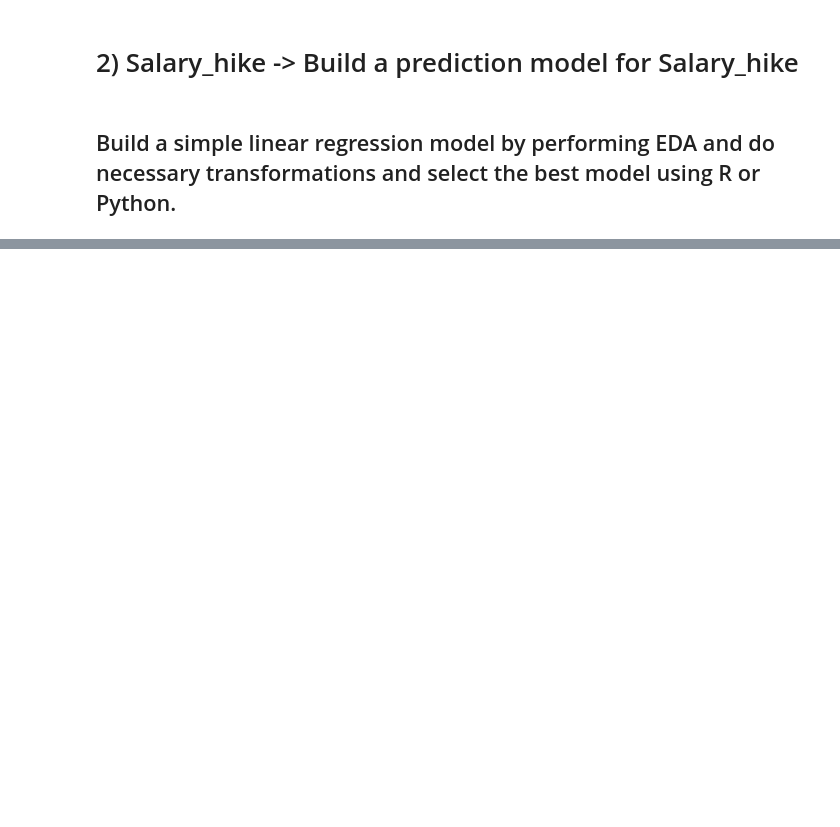
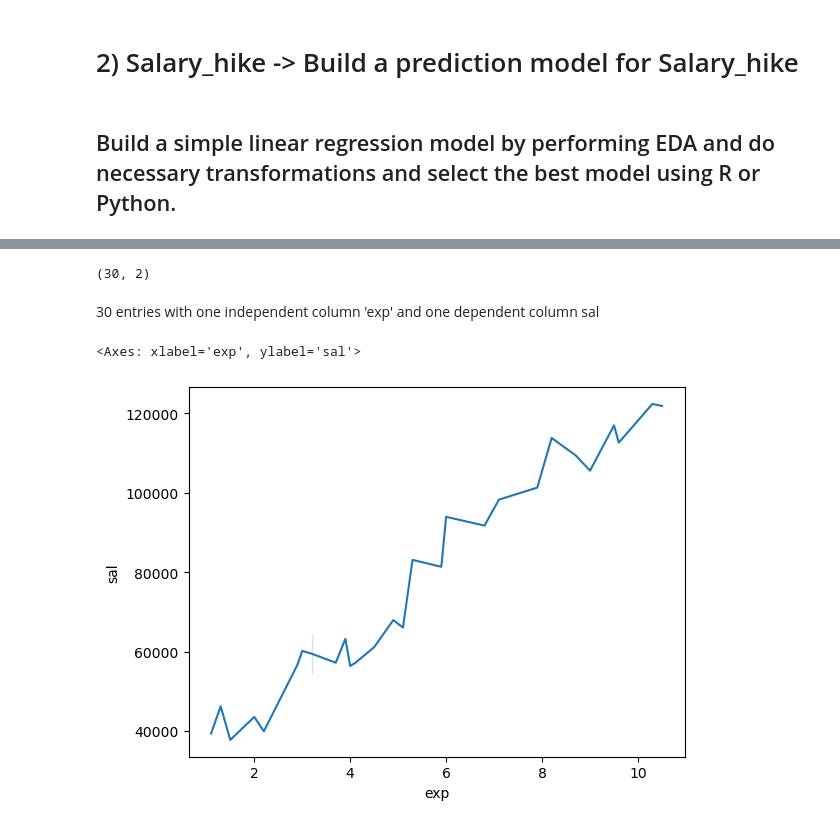
Before and after one commit to HarshalKhilari/Data-Science-Exercises, a Jupyter notebook: 04. Simple Linear Regression/Salary_hike.ipynb, the cells around one changed output, grey strips where cells are left out. Drawn from its saved outputs; the diff is of its cells as text; code cells hidden in the pictures; blank space fills up the shorter version.

```diff
--- a/04. Simple Linear Regression/Salary_hike.ipynb
+++ b/04. Simple Linear Regression/Salary_hike.ipynb
@@ -81,0 +33,13 @@ model.score(X[:, np.newaxis], y)
+# %%
+df.rename(columns = {'YearsExperience':'exp', 'Salary':'sal'}, inplace = True)
+# %%
+df.shape
+# %% [output]
+(30, 2)
+# %% [markdown]
+30 entries with one independent column 'exp' and one dependent column sal
+# %%
+sns.lineplot(df, x = 'exp', y = 'sal')
+# %% [output]
+<Axes: xlabel='exp', ylabel='sal'>
+[figure, added]
```
Also changed, not shown: parts of 39 cells of this notebook.
